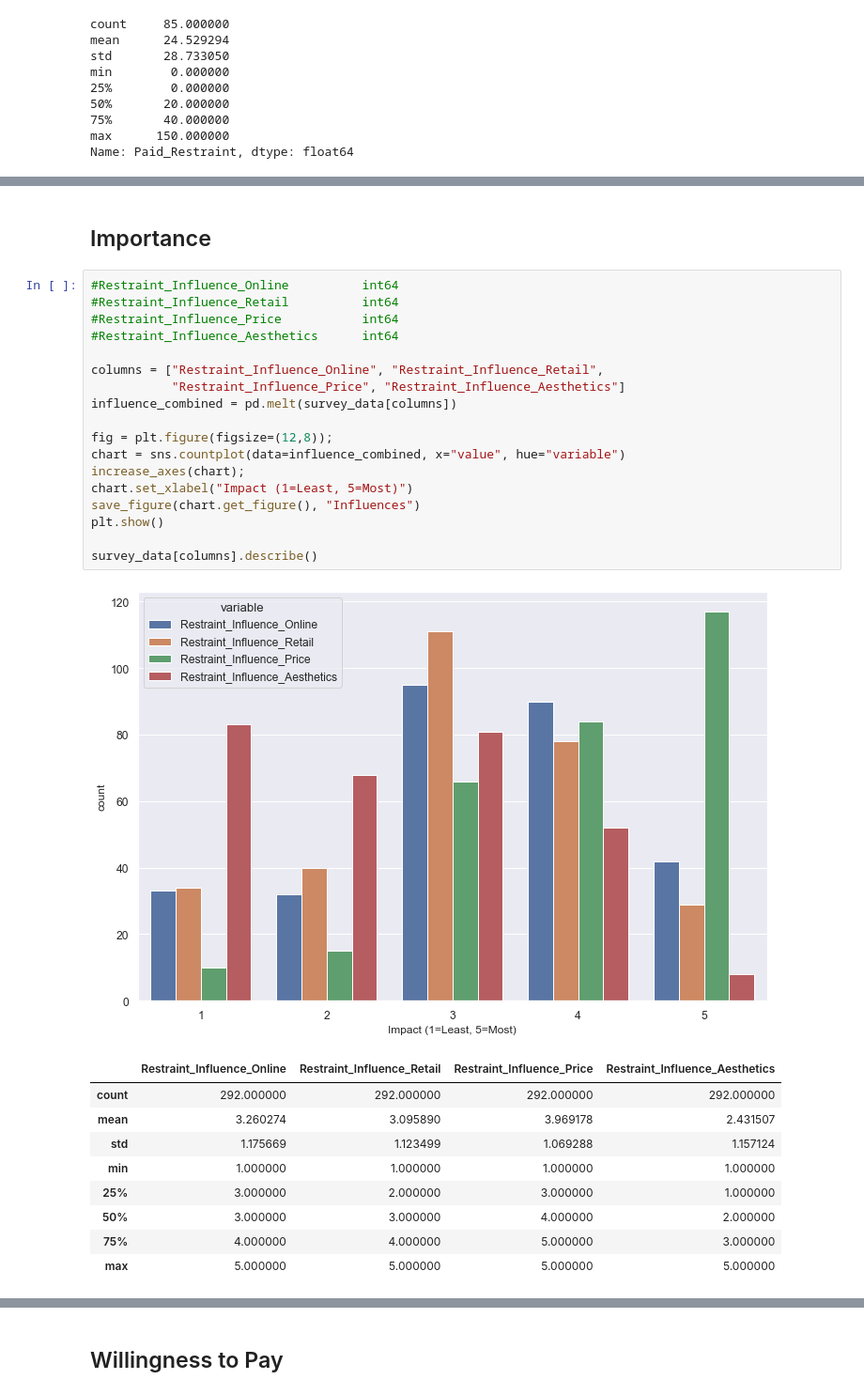
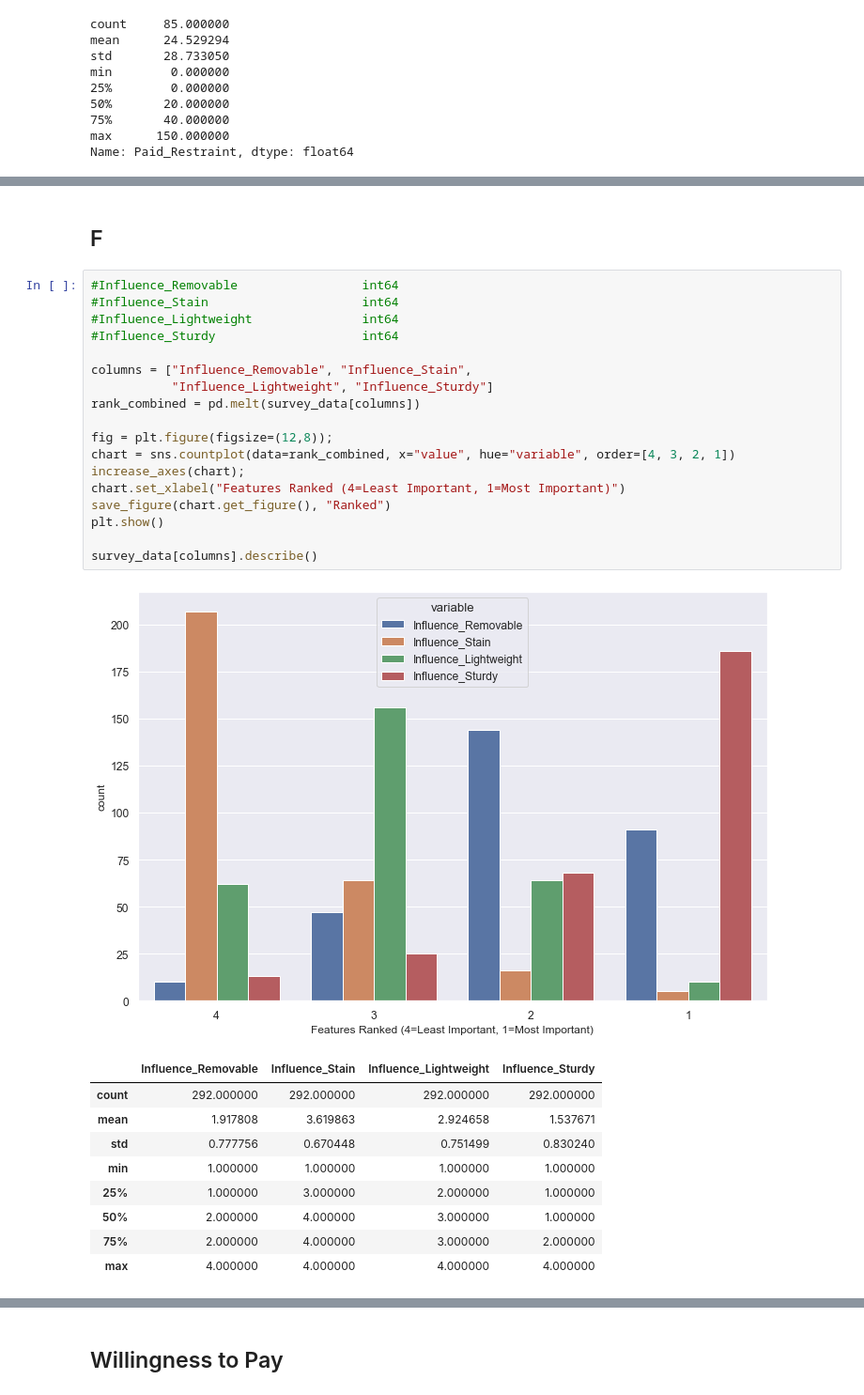
Before and after one commit to markhary/emba912_survey, a Jupyter notebook: ruby.ipynb, the cells around one changed output, grey strips where cells are left out. Shown at 94% size. Cells and saved outputs as stored; diff of their text form.

```diff
--- a/ruby.ipynb
+++ b/ruby.ipynb
@@ -422,31 +453,31 @@ Name: Paid_Restraint, dtype: float64
 # %% [markdown]
-## Importance
+## F
 # %%
-#Restraint_Influence_Online          int64
-#Restraint_Influence_Retail          int64
-#Restraint_Influence_Price           int64
-#Restraint_Influence_Aesthetics      int64
+#Influence_Removable                 int64
+#Influence_Stain                     int64
+#Influence_Lightweight               int64
+#Influence_Sturdy                    int64
 
-columns = ["Restraint_Influence_Online", "Restraint_Influence_Retail",
-           "Restraint_Influence_Price", "Restraint_Influence_Aesthetics"]
-influence_combined = pd.melt(survey_data[columns])
+columns = ["Influence_Removable", "Influence_Stain",
+           "Influence_Lightweight", "Influence_Sturdy"]
+rank_combined = pd.melt(survey_data[columns])
 
 fig = plt.figure(figsize=(12,8));
-chart = sns.countplot(data=influence_combined, x="value", hue="variable")
+chart = sns.countplot(data=rank_combined, x="value", hue="variable", order=[4, 3, 2, 1])
 increase_axes(chart);
-chart.set_xlabel("Impact (1=Least, 5=Most)")
-save_figure(chart.get_figure(), "Influences")
+chart.set_xlabel("Features Ranked (4=Least Important, 1=Most Important)")
+save_figure(chart.get_figure(), "Ranked")
 plt.show()
 
 survey_data[columns].describe()
 # %% [output]
-[figure, old version]
+[figure, new version]
-|  | Restraint_Influence_Online | Restraint_Influence_Retail | Restraint_Influence_Price | Restraint_Influence_Aesthetics |
+|  | Influence_Removable | Influence_Stain | Influence_Lightweight | Influence_Sturdy |
 | count | 292.000000 | 292.000000 | 292.000000 | 292.000000 |
-| mean | 3.260274 | 3.095890 | 3.969178 | 2.431507 |
-| std | 1.175669 | 1.123499 | 1.069288 | 1.157124 |
+| mean | 1.917808 | 3.619863 | 2.924658 | 1.537671 |
+| std | 0.777756 | 0.670448 | 0.751499 | 0.830240 |
 | min | 1.000000 | 1.000000 | 1.000000 | 1.000000 |
-| 25% | 3.000000 | 2.000000 | 3.000000 | 1.000000 |
-| 50% | 3.000000 | 3.000000 | 4.000000 | 2.000000 |
-| 75% | 4.000000 | 4.000000 | 5.000000 | 3.000000 |
-| max | 5.000000 | 5.000000 | 5.000000 | 5.000000 |
+| 25% | 1.000000 | 3.000000 | 2.000000 | 1.000000 |
+| 50% | 2.000000 | 4.000000 | 3.000000 | 1.000000 |
+| 75% | 2.000000 | 4.000000 | 3.000000 | 2.000000 |
+| max | 4.000000 | 4.000000 | 4.000000 | 4.000000 |
```
Also changed, not shown: parts of 4 cells of this notebook, 2 other files.
